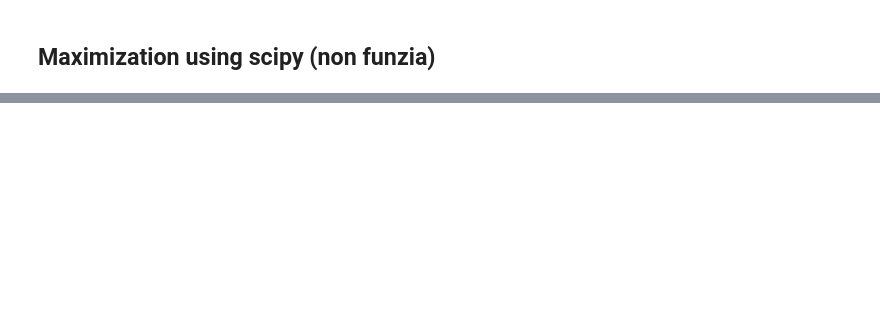
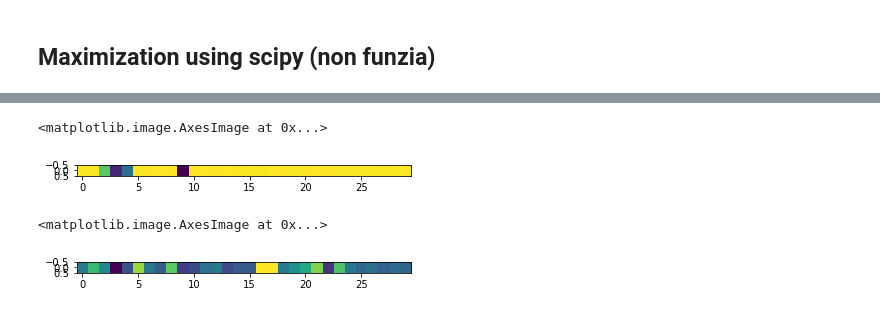
Before and after one commit to micheleavella/brain_project, a Jupyter notebook: projec_v1.ipynb, the cells around one changed output, grey strips where cells are left out. Saved outputs shown, nothing was run; the diff lists cells and outputs as text; code cells hidden in the pictures; blank space fills up the shorter version.

```diff
--- a/projec_v1.ipynb
+++ b/projec_v1.ipynb
@@ -298,0 +269,10 @@ The functions doesn't have a upper limit and so goes to ininity linearly (indipe
+# %%
+plt.imshow([x_0])
+# %% [output]
+<matplotlib.image.AxesImage at 0x...>
+[figure, added]
+# %%
+plt.imshow([p_real])
+# %% [output]
+<matplotlib.image.AxesImage at 0x...>
+[figure, added]
```
Also changed, not shown: parts of 34 cells of this notebook.
